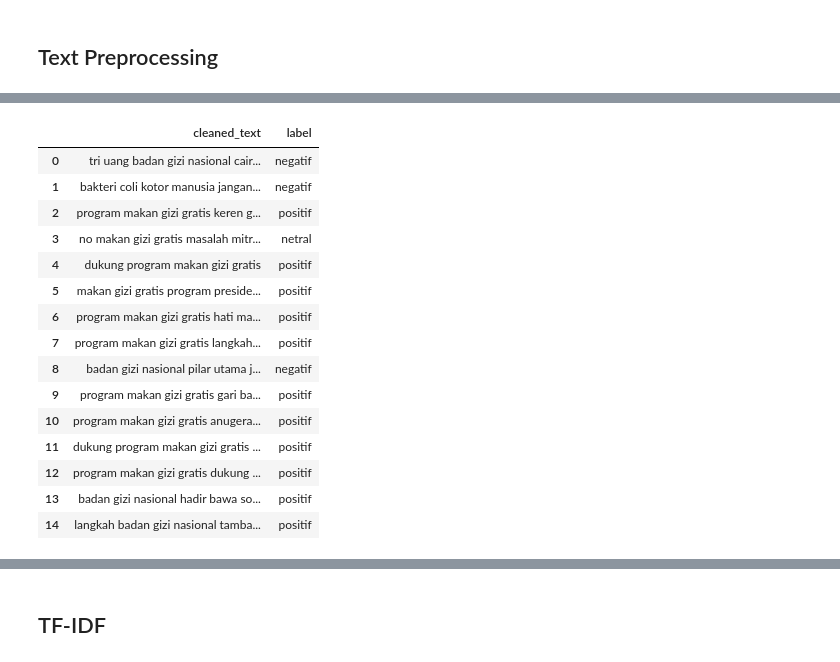
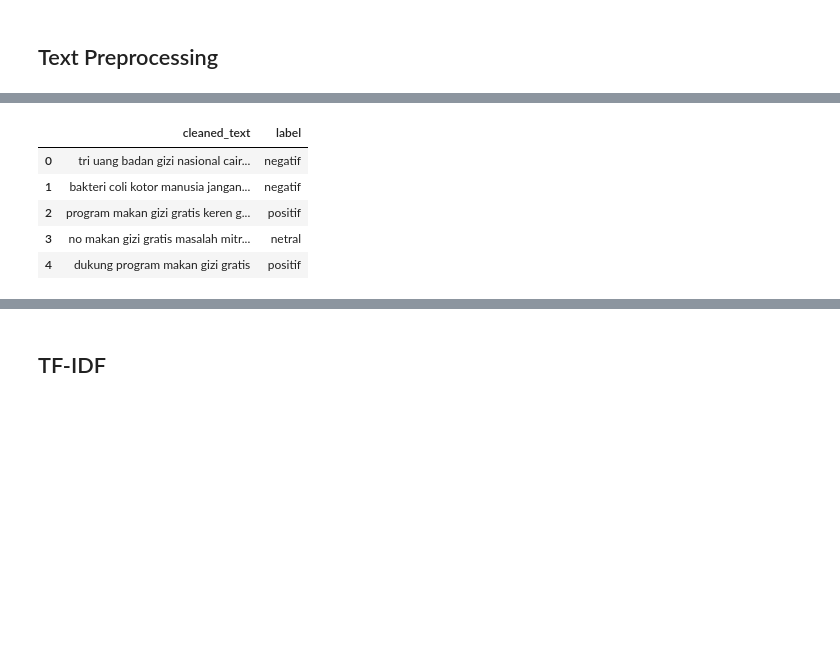
Before and after one commit to mfaruqi35/mbg-sentiment-analysis, a Jupyter notebook: mbg-sentiment-analysis.ipynb, the cells around one changed output, grey strips where cells are left out. Drawn from its saved outputs; the diff is of its cells as text; code cells hidden in the pictures; blank space fills up the shorter version.

```diff
--- a/mbg-sentiment-analysis.ipynb
+++ b/mbg-sentiment-analysis.ipynb
@@ -237,11 +260,3 @@ Name: count, dtype: int64
 128       terkonsentrasi          1       14  valid
 131  fahriansalehsiregar          1       19  valid
 142   gastrokolonialisme          1       18  valid
-# %%
-hashtag_words = df_long_words[df_long_words['status'] == 'hashtag']['kata'].tolist()
-
-with open('./data/kandidat_hashtag.txt', 'w') as f:
-    for word in hashtag_words:
-        f.write(word + '\n')
-
-print(f"Tersimpan {len(hashtag_words)} kata hashtag ke ./data/kandidat_hashtag.txt")
@@ -369,21 +350,11 @@ def preprocesing_text(text):
 df_preprocessed = df.copy()
 df_preprocessed['cleaned_text'] = df_preprocessed['cleaned_text'].apply(preprocesing_text)
 # %%
-df_preprocessed.head(15).style.set_properties(**{'text-align': 'left'})
+df_preprocessed.head(5).style.set_properties(**{'text-align': 'left'})
 # %% [output]
 |  | cleaned_text | label |
 | 0 | tri uang badan gizi nasional cair... | negatif |
 | 1 | bakteri coli kotor manusia jangan... | negatif |
 | 2 | program makan gizi gratis keren g... | positif |
 | 3 | no makan gizi gratis masalah mitr... | netral |
 | 4 | dukung program makan gizi gratis | positif |
-| 5 | makan gizi gratis program preside... | positif |
-| 6 | program makan gizi gratis hati ma... | positif |
-| 7 | program makan gizi gratis langkah... | positif |
-| 8 | badan gizi nasional pilar utama j... | negatif |
-| 9 | program makan gizi gratis gari ba... | positif |
-| 10 | program makan gizi gratis anugera... | positif |
-| 11 | dukung program makan gizi gratis ... | positif |
-| 12 | program makan gizi gratis dukung ... | positif |
-| 13 | badan gizi nasional hadir bawa so... | positif |
-| 14 | langkah badan gizi nasional tamba... | positif |
```
Also changed, not shown: parts of 15 cells of this notebook.
